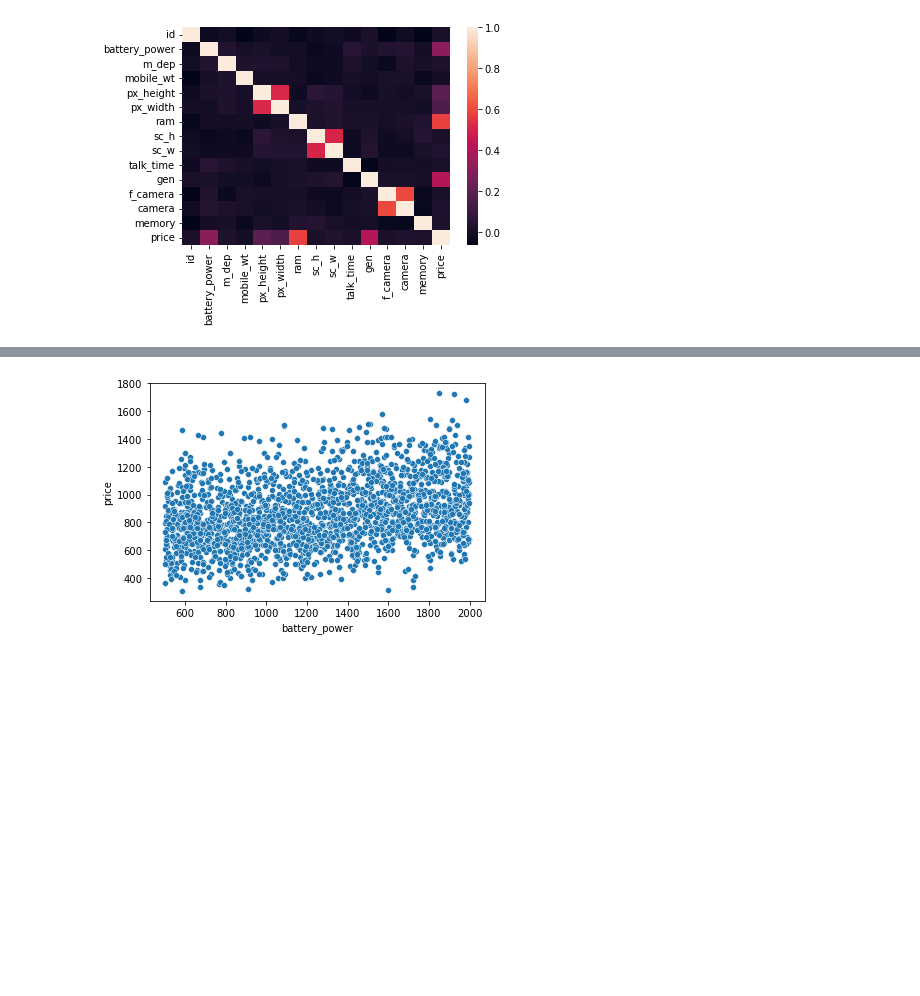
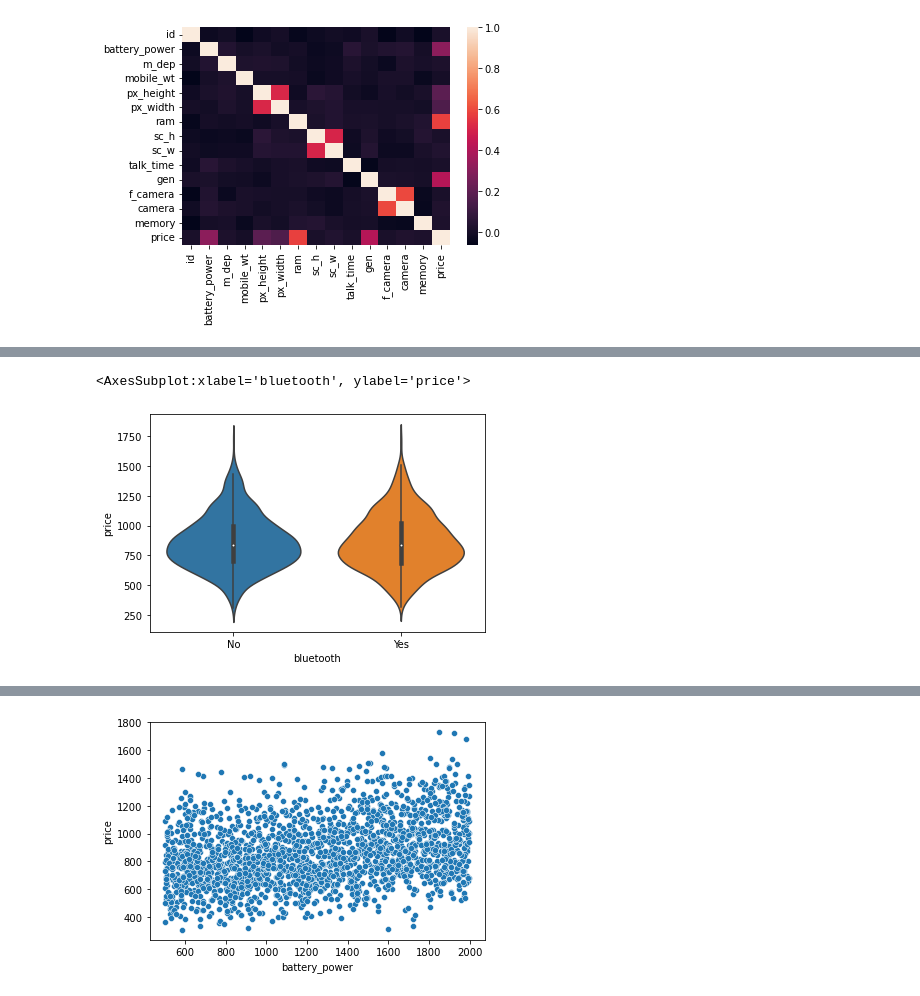
Before and after one commit to yuvalBerghaus/Data_Analysis, a Jupyter notebook: Task3/Task_3.ipynb, the cells around one changed output, grey strips where cells are left out. Cells and saved outputs as stored; diff of their text form; code cells hidden in the pictures; blank space fills up the shorter version.

```diff
--- a/Task3/Task_3.ipynb
+++ b/Task3/Task_3.ipynb
@@ -20,0 +30,5 @@ plt.show()
+# %%
+sns.violinplot(x="bluetooth", y="price", data=df)
+# %% [output]
+<AxesSubplot:xlabel='bluetooth', ylabel='price'>
+[figure, added]
```
Also changed, not shown: parts of 22 cells of this notebook, 1 other file.
